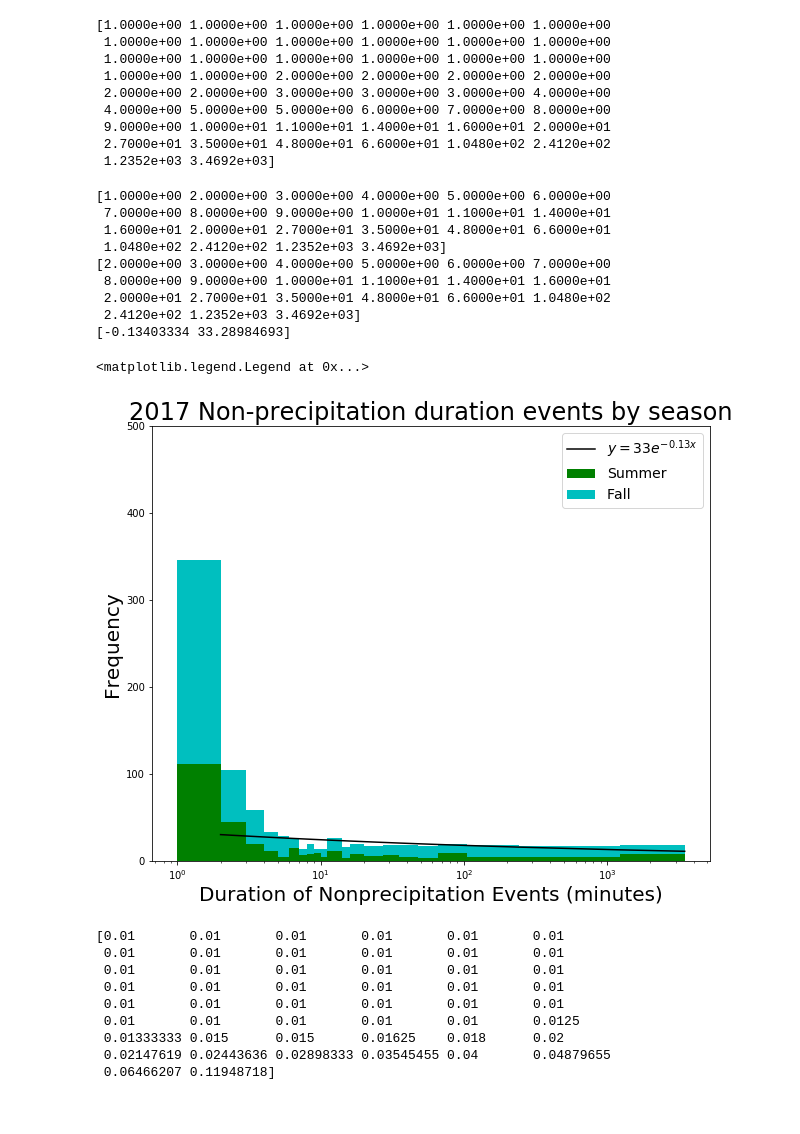
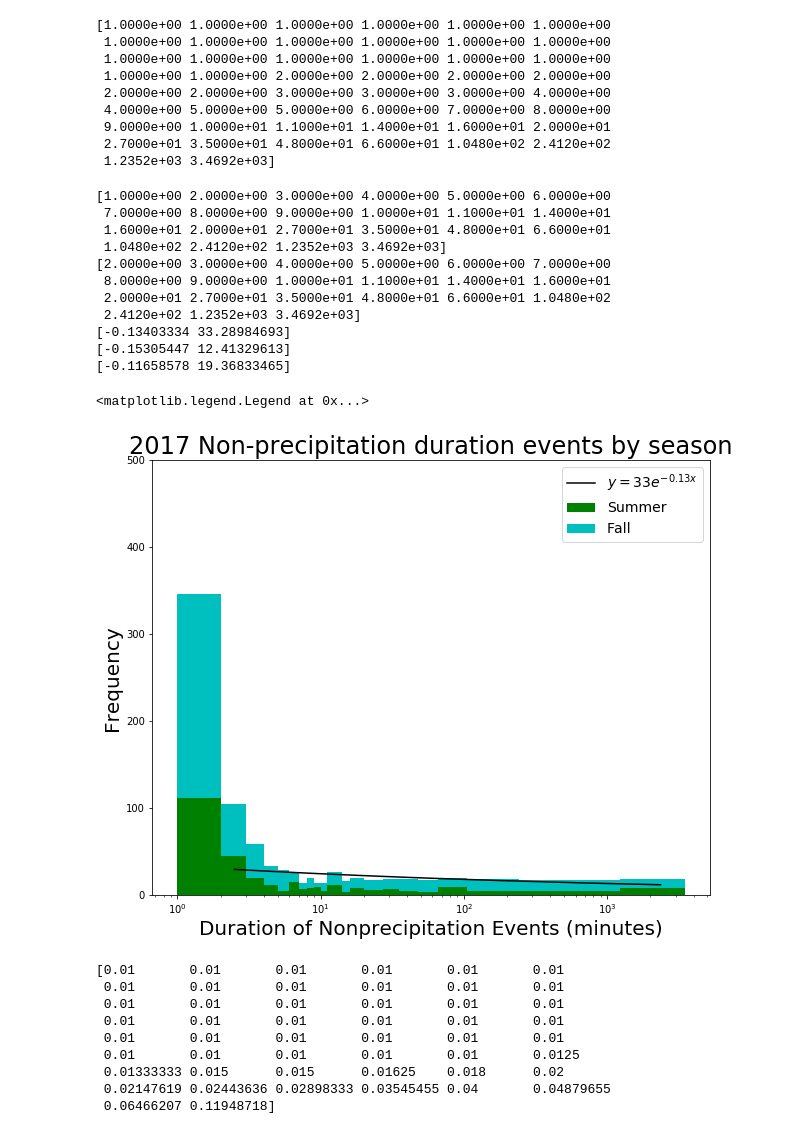
Before and after one commit to zhangt3-e/senior_thesis, a Jupyter notebook: Code/intensity_and_non_precip.ipynb, the cells around one changed output. Drawn from its saved outputs; the diff is of its cells as text; code cells hidden in the pictures.

```diff
--- a/Code/intensity_and_non_precip.ipynb
+++ b/Code/intensity_and_non_precip.ipynb
@@ -76,6 +76,17 @@ print(nonpre_perc17)
  9.0000e+00 1.0000e+01 1.1000e+01 1.4000e+01 1.6000e+01 2.0000e+01
  2.7000e+01 3.5000e+01 4.8000e+01 6.6000e+01 1.0480e+02 2.4120e+02
  1.2352e+03 3.4692e+03]
+# %%
+def calc(precip_data, what_bin):
+    hist, bin_edge = np.histogram(precip_data, bins = what_bin)
+    log_y = np.log(hist)
+    bin_val = np.zeros(len(what_bin)-1)
+    for i in range(len(what_bin)-1):
+        bin_val[i] = (what_bin[i] + what_bin[i+1])/2
+    logx = np.log(bin_val)
+    curve_fit = np.polyfit(logx, log_y,1)
+    curve_fit[1] = np.exp(curve_fit[1])
+    return curve_fit, bin_val
 # %%
 non_perc_17 = np.unique(nonpre_perc17)
 print(non_perc_17)
@@ -83,8 +94,12 @@ stop1 = np.array([non_perc_17[0]])
 non_perc_17 = np.setdiff1d(non_perc_17, stop1)
 print(non_perc_17)
 
-nonprecip_17 = calc(nonprecip17, non_perc_17)
+nonprecip_17, bin_val_17 = calc(nonprecip17, non_perc_17)
 print(nonprecip_17)
+Su_nonprecip_17, Su_bin_val_17 = calc(Su_nonprecip17, non_perc_17)
+print(Su_nonprecip_17)
+Fnonprecip_17, Fbin_val_17 = calc(Fnonprecip17, non_perc_17)
+print(Fnonprecip_17)
 # %% [output]
 [1.0000e+00 2.0000e+00 3.0000e+00 4.0000e+00 5.0000e+00 6.0000e+00
  7.0000e+00 8.0000e+00 9.0000e+00 1.0000e+01 1.1000e+01 1.4000e+01
@@ -95,26 +110,28 @@ print(nonprecip_17)
  2.0000e+01 2.7000e+01 3.5000e+01 4.8000e+01 6.6000e+01 1.0480e+02
  2.4120e+02 1.2352e+03 3.4692e+03]
 [-0.13403334 33.28984693]
+[-0.15305447 12.41329613]
+[-0.11658578 19.36833465]
 # %%
 plt.figure(figsize = (10,8))
 plt.hist([ Su_nonprecip17,Fnonprecip17], bins =nonpre_perc17, range= (nonpre_perc17.min,nonpre_perc17.max), color = ['g','c'], stacked =True)
 plt.xlabel('Duration of Nonprecipitation Events (minutes)', fontsize = 20)
 plt.xscale('log')
 plt.ylim(0,500)
 #plt.yscale('log')
 plt.ylabel('Frequency', fontsize = 20)
 plt.title('2017 Non-precipitation duration events by season', fontsize = 24)
 #plt.figtext(0.5, 0.5, 'Total Winter Precipitation: ' + str(round(Wtotalprep,2)) + ' mm', fontsize = 14)
 #plt.figtext(0.5, 0.475, 'Total Spring Precipitation: ' + str(round(Sp_totalprep,2)) + ' mm', fontsize = 14)
 #plt.figtext(0.9, 0.45, 'Total Summer Precipitation: ' + str(round(Su_totalprep17)) + ' mm', fontsize = 14, ha = 'right')
 #plt.figtext(0.9, 0.425, 'Total Fall Precipitation: ' + str(round(Ftotalprep17)) + ' mm', fontsize = 14, ha = 'right')
 #plt.figtext(0.9, 0.4, 'Total 2017 Precipitation: ' + str(round(totalprep17)) + ' mm', fontsize = 14,ha='right')
-plt.plot(non_perc_17, nonprecip_17[1]*np.exp(np.log(non_perc_17)*nonprecip_17[0]), color = 'k' )
+plt.plot(bin_val_17, nonprecip_17[1]*np.exp(np.log(bin_val_17)*nonprecip_17[0]), color = 'k' )
 plt.legend(labels = ['$y = 33 e^{-0.13x}$', 'Summer', 'Fall'], fontsize = 14)
 #plt.figtext(0.3, 0.6, 'Exponential fit equation between 2 minutes to 42 minutes: $ y = e^{5.74}*e^{-0.54x}$' )
 # %% [output]
 <matplotlib.legend.Legend at 0x...>
-[figure, old version]
+[figure, new version]
 # %%
 countAll_17 = 0
 for i in range(0,20000):
```
Also changed, not shown: parts of 14 cells of this notebook, 3 other files.
